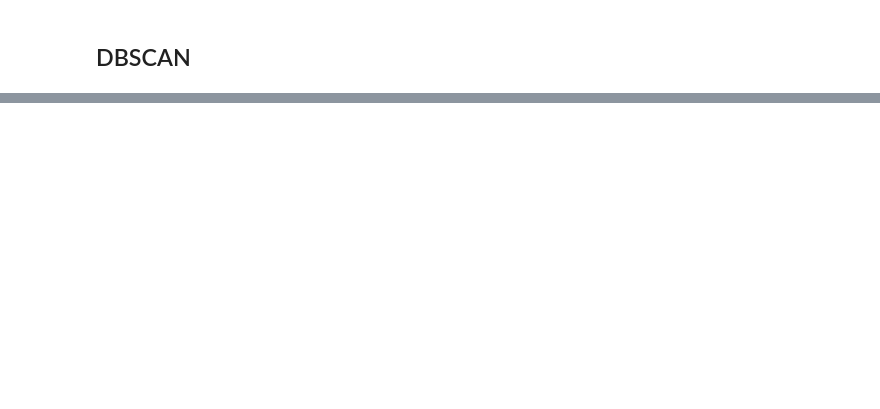
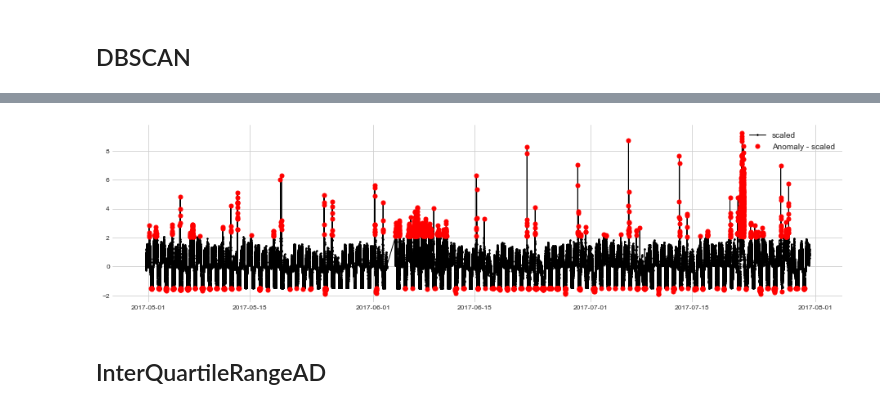
Before and after one commit to m3madadi/datadays, a Jupyter notebook: clustering_based.ipynb, the cells around one changed output, grey strips where cells are left out. Cells and saved outputs as stored; diff of their text form; code cells hidden in the pictures; blank space fills up the shorter version.

```diff
--- a/clustering_based.ipynb
+++ b/clustering_based.ipynb
@@ -147,0 +150,10 @@ Name: prediction, dtype: int64
+# %%
+from adtk.detector import QuantileAD
+quantile_ad = QuantileAD(high=0.99, low=0.01)
+anomalies = quantile_ad.fit_detect(s)
+# %%
+plot(s, anomaly=anomalies, ts_linewidth=1, ts_markersize=3, anomaly_markersize=5, anomaly_color='red', anomaly_tag="marker");
+# %% [output]
+[figure, added]
+# %% [markdown]
+## InterQuartileRangeAD
```
Also changed, not shown: parts of 46 cells of this notebook, 2 other files.
